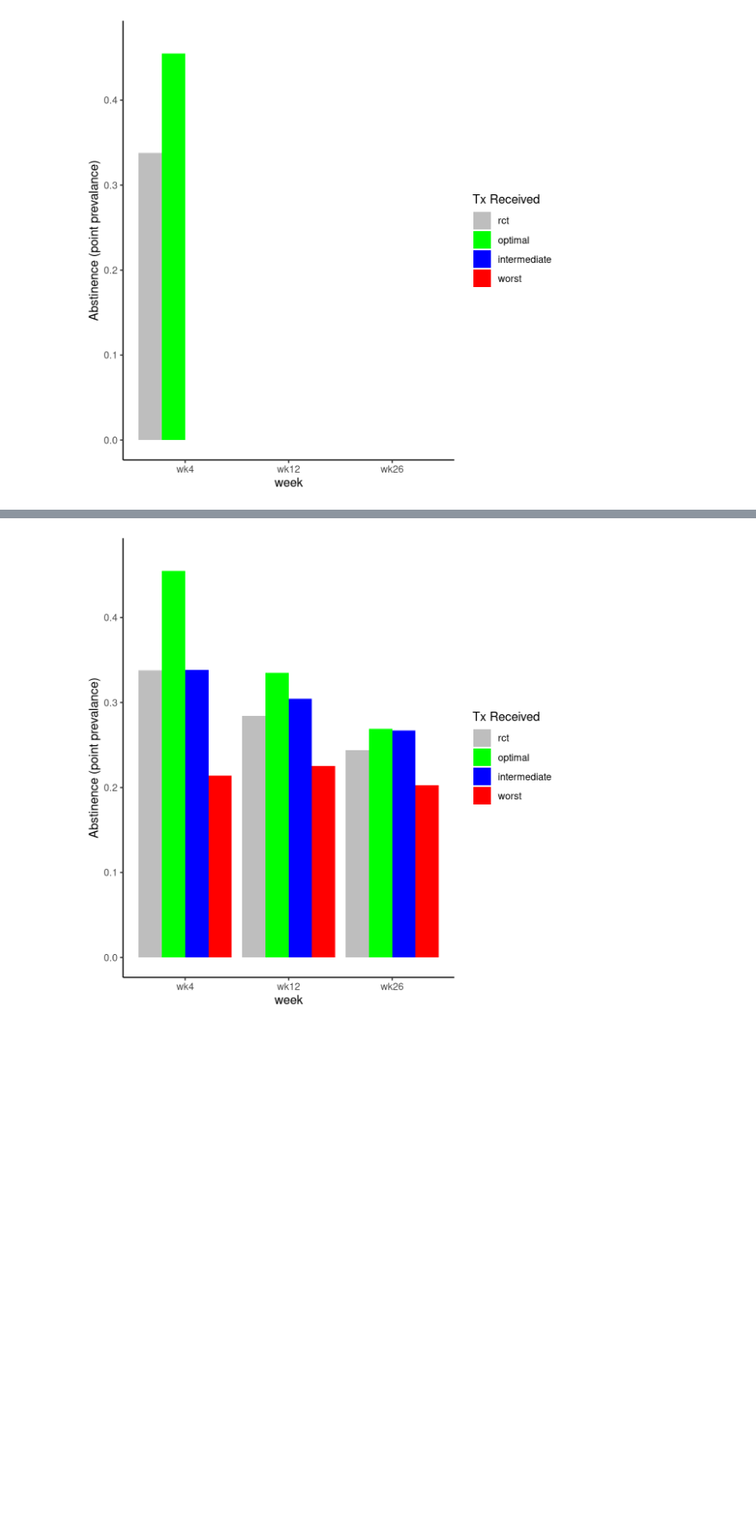
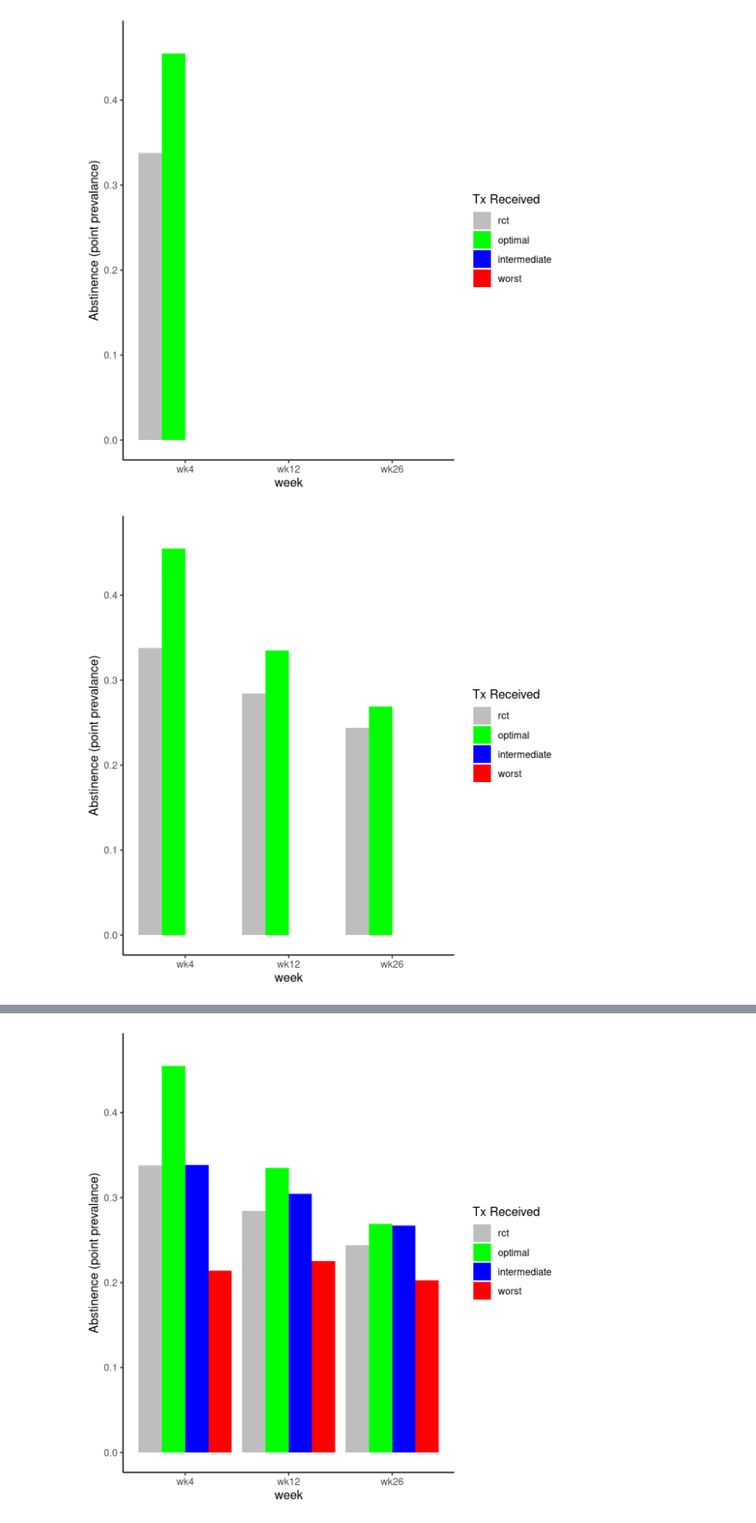
Before and after one commit to jjcurtin/slide_decks, a Jupyter notebook: notebooks/match_figs.out.ipynb, the cells around one changed output, grey strips where cells are left out. Shown: that part at 86% size. Drawn from its saved outputs; the diff is of its cells as text; code cells hidden in the pictures; blank space fills up the shorter version.

```diff
--- a/notebooks/match_figs.out.ipynb
+++ b/notebooks/match_figs.out.ipynb
@@ -144,6 +144,14 @@ d_rank |>
   plot_outcomes()
 # %% [output]
 [figure]
+# %%
+
+d_rank |>
+  bind_rows(d_week) |>
+  mutate(outcome = if_else(tx == "rct" | tx == "optimal", outcome, 0)) |>
+  plot_outcomes()
+# %% [output]
+[figure, added]
 # %%
 
 d_rank |>
```
Also changed, not shown: parts of 2 cells of this notebook, 16 other files.
